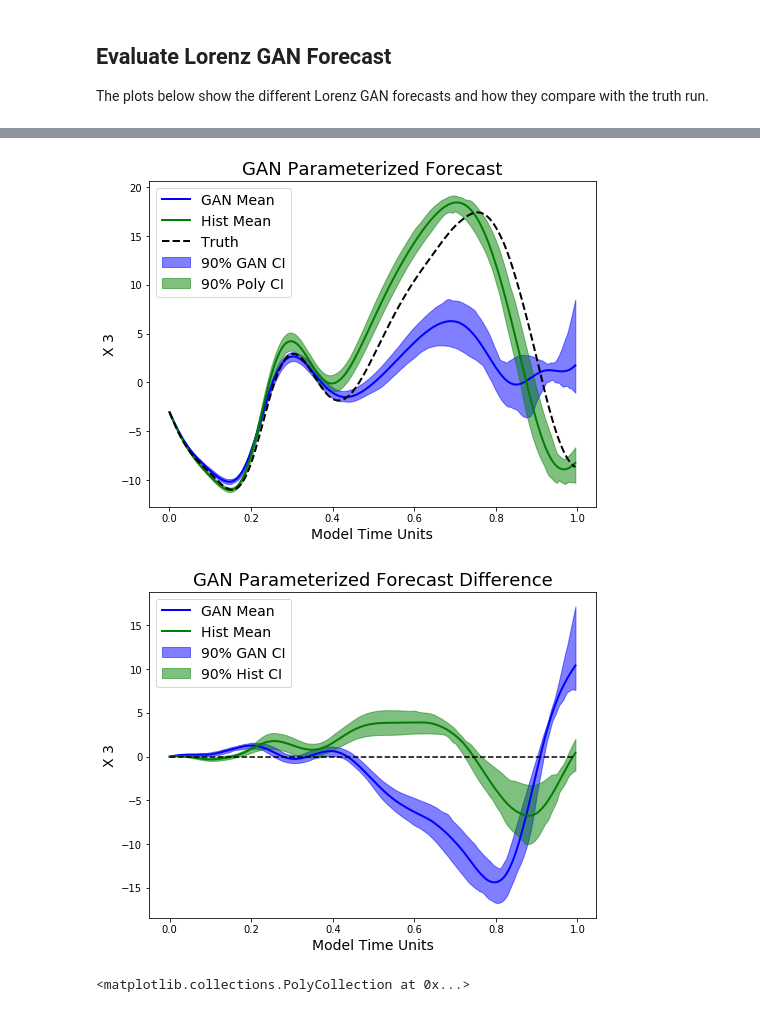
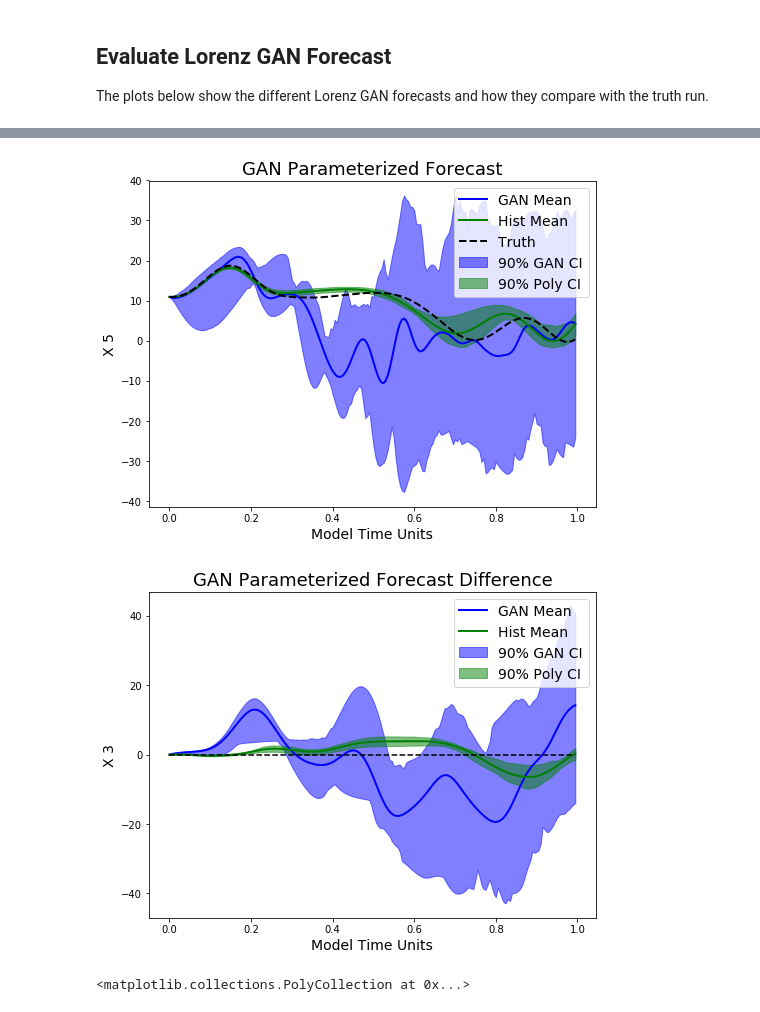
Before and after one commit to djgagne/lorenz_gan, a Jupyter notebook: notebooks/lorenz_gan_eval.ipynb, the cells around one changed output, grey strips where cells are left out. Drawn from its saved outputs; the diff is of its cells as text; code cells hidden in the pictures.

```diff
--- a/notebooks/lorenz_gan_eval.ipynb
+++ b/notebooks/lorenz_gan_eval.ipynb
@@ -286,16 +285,28 @@ lorenz_data.close()
 # %%
 num_members = 40
 lorenz_gan_forecast_cube = np.zeros((num_members, 200, 8))
+lorenz_poly_forecast_cube = np.zeros((num_members, 200, 8))
 for i in range(num_members):
-    lorenz_gan_forecast_cube[i] = pd.read_csv("../exp/lorenz_forecast_{0:02d}.csv".format(i)).iloc[:-1, 2:]
+    lorenz_gan_file = xr.open_dataset("../exp_u/lorenz_forecast_{0:07d}_{1:02d}.nc".format(l_start, i))
+    lorenz_gan_forecast_cube[i] = lorenz_gan_file["x"].values
+    lorenz_gan_file.close()
+    lorenz_poly_file = xr.open_dataset("../exp_poly/lorenz_forecast_{0:07d}_{1:02d}.nc".format(l_start, i))
+    lorenz_poly_forecast_cube[i] = lorenz_poly_file["x"].values
+    lorenz_poly_file.close()
+    #lorenz_gan_forecast_cube[i] = pd.read_csv("../exp_u/lorenz_forecast_{0:02d}.csv".format(i)).iloc[:-1, 2:]
     #lorenz_hist_forecast_cube[i] = pd.read_csv("../exp_poly/lorenz_forecast_{0:02d}.csv".format(i)).iloc[:, 2:]
 # %%
 num_members = 40
-lorenz_hist_forecast_cube = np.zeros((num_members, 200, 8))
+lorenz_poly_forecast_cube_new = np.zeros((num_members, 200, 8))
+lorenz_poly_forecast_cube_old = np.zeros((num_members, 200, 8))
+l_start = 100000
 for i in range(num_members):
     #lorenz_gan_forecast_cube[i] = pd.read_csv("../exp/lorenz_forecast_{0:02d}.csv".format(i)).iloc[:, 2:]
+    lorenz_poly_file = xr.open_dataset("../exp_poly/lorenz_forecast_{0:07d}_{1:02d}.nc".format(l_start, i))
+    lorenz_poly_forecast_cube_new[i] = lorenz_poly_file["x"].values
+    lorenz_poly_file.close()
     lorenz_poly_file = xr.open_dataset("../exp_poly/lorenz_forecast_{0:02d}.nc".format(i))
-    lorenz_hist_forecast_cube[i] = lorenz_poly_file["x"].values
+    lorenz_poly_forecast_cube_old[i] = lorenz_poly_file["x"].values
     lorenz_poly_file.close()
     del lorenz_poly_file
 # %%
@@ -326,26 +349,26 @@ mtu.shape
 # %%
 plt.figure(figsize=(8, 6))
-x_val = 3
+x_val = 5
 mtu = np.arange(200) / 200
 
 plt.fill_between(mtu,
                  np.percentile(lorenz_gan_forecast_cube[:, :, x_val], 95, axis=0),
                  np.percentile(lorenz_gan_forecast_cube[:, :, x_val], 5, axis=0),
                  color="blue", alpha=0.5, label="90% GAN CI")
 plt.plot(mtu, lorenz_gan_forecast_cube[:, :, x_val].mean(axis=0), color="blue", lw=2, label="GAN Mean")
 plt.fill_between(mtu,
-                 np.percentile(lorenz_hist_forecast_cube[:, :, x_val], 95, axis=0),
-                 np.percentile(lorenz_hist_forecast_cube[:, :, x_val], 5, axis=0),
+                 np.percentile(lorenz_poly_forecast_cube[:, :, x_val], 95, axis=0),
+                 np.percentile(lorenz_poly_forecast_cube[:, :, x_val], 5, axis=0),
                  color="green", alpha=0.5, label="90% Poly CI")
 plt.plot(mtu, lorenz_hist_forecast_cube[:, :, x_val].mean(axis=0), color="green", lw=2, label="Hist Mean")
 plt.plot(mtu, x_vals[100000:100000 + 200, x_val], 'k--', lw=2, label="Truth")
 plt.xlabel("Model Time Units", fontsize=14)
 plt.ylabel("X {0:d}".format(x_val), fontsize=14)
 plt.legend(loc=0, fontsize=14)
 plt.title("GAN Parameterized Forecast", fontsize=18)
 plt.savefig("../exp/lorenz_forecast_ts.png", dpi=200, bbox_inches="tight")
 # %% [output]
-[figure, old version]
+[figure, new version]
 # %%
 plt.figure(figsize=(8, 6))
 x_val = 3
@@ -357,7 +380,7 @@ plt.plot(mtu, l_gan_fore_diff[:, :, x_val].mean(axis=0), color="blue", lw=2, lab
 plt.fill_between(mtu,
                  np.percentile(l_hist_fore_diff[:, :, x_val], 95, axis=0),
                  np.percentile(l_hist_fore_diff[:, :, x_val], 5, axis=0),
-                 color="green", alpha=0.5, label="90% Hist CI")
+                 color="green", alpha=0.5, label="90% Poly CI")
 plt.plot(mtu, l_hist_fore_diff[:, :, x_val].mean(axis=0), color="green", lw=2, label="Hist Mean")
 plt.plot(mtu, np.zeros(mtu.shape), 'k--')
 plt.xlabel("Model Time Units", fontsize=14)
@@ -366,7 +389,7 @@ plt.legend(loc=0, fontsize=14)
 plt.title("GAN Parameterized Forecast Difference", fontsize=18)
 plt.savefig("../exp/lorenz_forecast_ts_diff.png", dpi=200, bbox_inches="tight")
 # %% [output]
-[figure, old version]
+[figure, new version]
 # %%
 plt.subplots(1, 1, )
 plt.pcolor(lorenz_gan_forecast_cube.std(axis=0))
```
Also changed, not shown: parts of 22 cells of this notebook, 6 other files.
